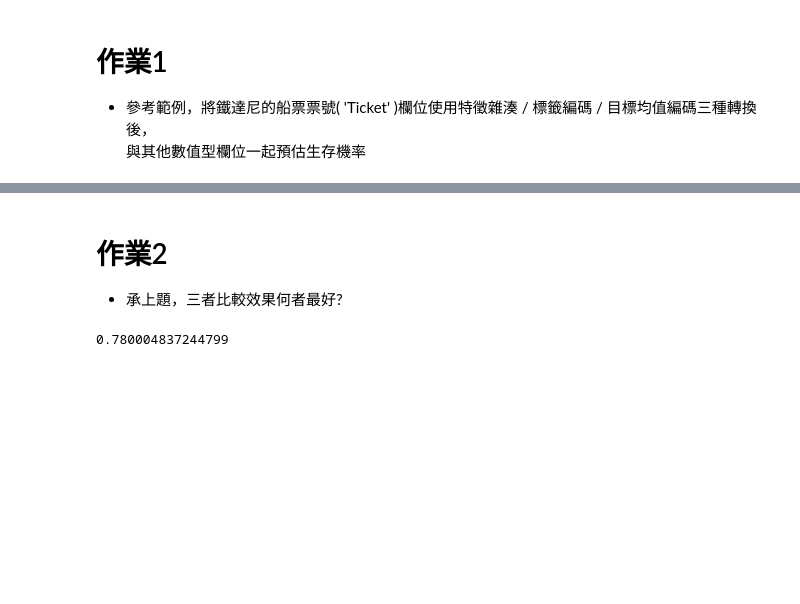
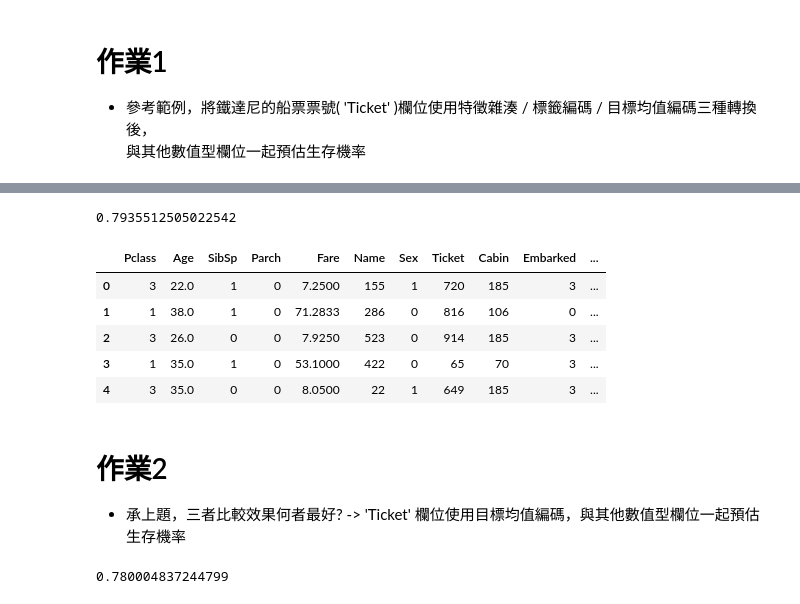
Before and after one commit to A103932033/ML-100Days, a Jupyter notebook: homework/Day_024_HW.ipynb, the cells around one changed output, grey strips where cells are left out. Saved outputs shown, nothing was run; the diff lists cells and outputs as text; code cells hidden in the pictures; blank space fills up the shorter version.

```diff
--- a/homework/Day_024_HW.ipynb
+++ b/homework/Day_024_HW.ipynb
@@ -55,6 +112,25 @@ df.head()
+# %%
+# 'Ticket' 欄位使用特徵雜湊，與其他數值型欄位一起預估生存機率
+df_temp = copy.deepcopy(df)
+for c in object_features:
+    df_temp[c] = LabelEncoder().fit_transform(df[c])
+df_temp['Ticket_Hash'] = df['Ticket'].map(lambda x:hash(x) % 10)
+train_X = df_temp[:train_num]
+estimator = LogisticRegression()
+print(cross_val_score(estimator, train_X, train_Y, cv=5).mean())
+df_temp.head()
+# %% [output]
+0.7935512505022542
+|  | Pclass | Age | SibSp | Parch | Fare | Name | Sex | Ticket | Cabin | Embarked | ... |
+| 0 | 3 | 22.0 | 1 | 0 | 7.2500 | 155 | 1 | 720 | 185 | 3 | ... |
+| 1 | 1 | 38.0 | 1 | 0 | 71.2833 | 286 | 0 | 816 | 106 | 0 | ... |
+| 2 | 3 | 26.0 | 0 | 0 | 7.9250 | 523 | 0 | 914 | 185 | 3 | ... |
+| 3 | 1 | 35.0 | 1 | 0 | 53.1000 | 422 | 0 | 65 | 70 | 3 | ... |
+| 4 | 3 | 35.0 | 0 | 0 | 8.0500 | 22 | 1 | 649 | 185 | 3 | ... |
 # %% [markdown]
 # 作業2
 * 承上題，三者比較效果何者最好?
+-> 'Ticket' 欄位使用目標均值編碼，與其他數值型欄位一起預估生存機率
 # %%
 # 對照組 : 標籤編碼 + 邏輯斯迴歸
 df_temp = pd.DataFrame()
```
Also changed, not shown: parts of 8 cells of this notebook.
